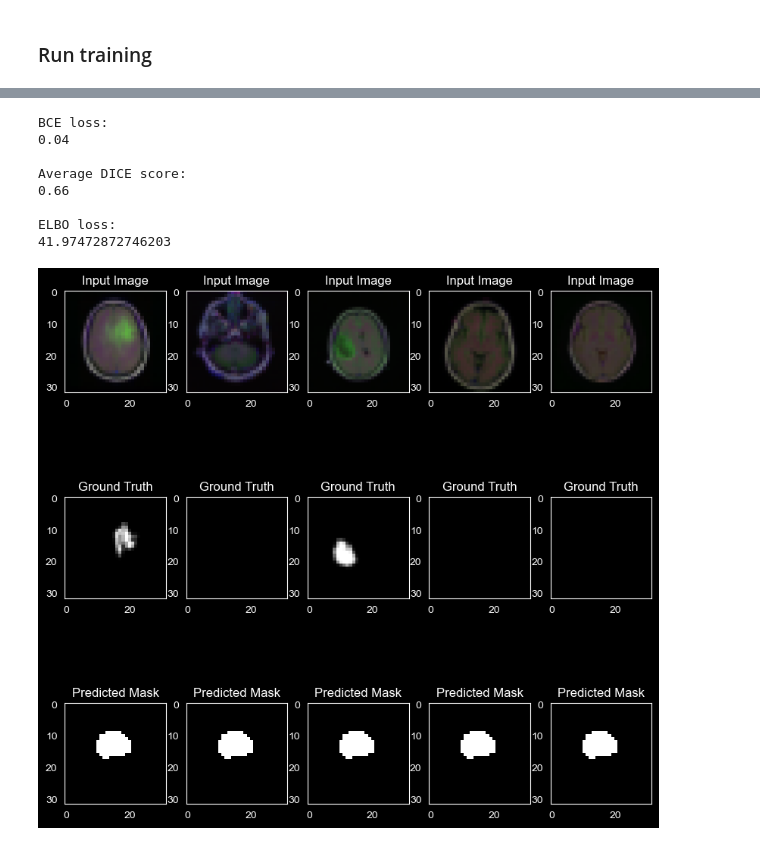
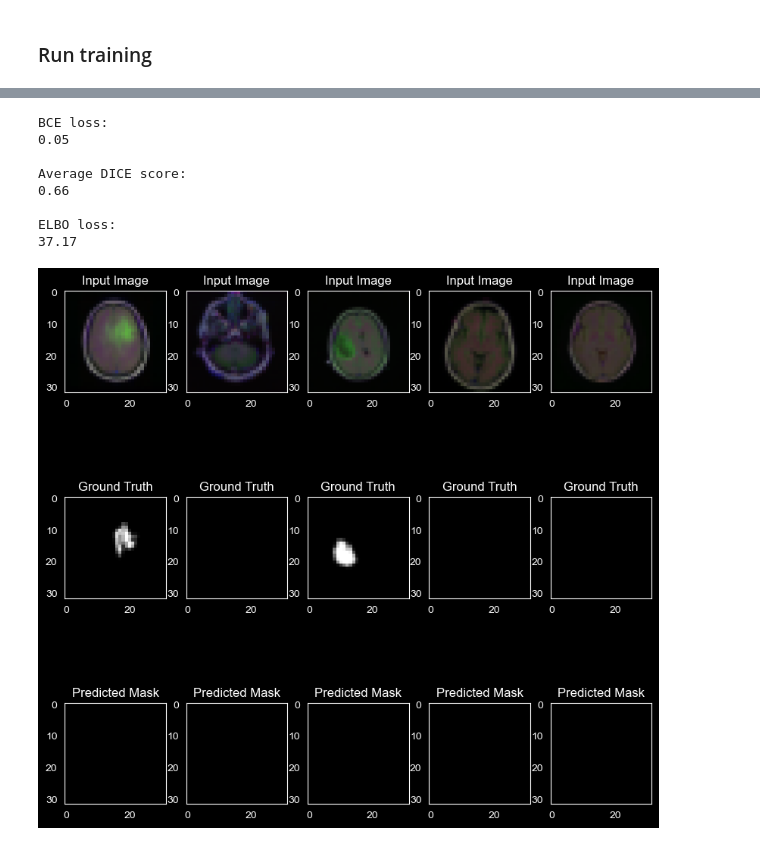
Before and after one commit to Kasper1616/Generative-Brain-MRI-Segmentation, a Jupyter notebook: models/vae.ipynb, the cells around one changed output, grey strips where cells are left out. Saved outputs shown, nothing was run; the diff lists cells and outputs as text; code cells hidden in the pictures.

```diff
--- a/models/vae.ipynb
+++ b/models/vae.ipynb
@@ -167,9 +167,9 @@ torch.Size([1, 1, 32, 32])
 ### Run training
 # %%
 # --- Training the VAE ---
-num_epochs = 10
+num_epochs = 50
 test_frequency = 10
-lr = 9e-5
+lr = 1e-4
 
 vae = VAE(z_dim=24, input_dim=IMG_SIZE*IMG_SIZE*3)
 
@@ -203,35 +203,36 @@ with torch.no_grad():
     print_losses(test_loader, vae, device)
 # %% [output]
 BCE loss:
-0.04
+0.05
 
 Average DICE score:
 0.66
 
 ELBO loss:
-41.97472872746203
+37.17
 # %%
 # Visualize the model predictions
 def visualize_predictions(model, dataloader, num_images=5):
     model.eval()
     with torch.no_grad():
         images, labels = next(iter(dataloader))
         images = images.to(device)
         labels = labels.to(device)
-        outputs = vae.decoder(vae.encoder(images)[0]) > 0.09
+        outputs = vae.decoder(vae.encoder(images)[0])
+        outputs[outputs < 0.5] = 0
         images = images.cpu().numpy()
         labels = labels.cpu().numpy()
         outputs = outputs.cpu().numpy()
         fig, axes = plt.subplots(3, num_images, figsize=(10, 10))
         for i in range(num_images):
             axes[0, i].imshow(images[i].transpose(1, 2, 0))
             axes[0, i].set_title("Input Image")
             axes[1, i].imshow(labels[i].squeeze(), cmap='gray')
             axes[1, i].set_title("Ground Truth")
             axes[2, i].imshow(outputs[i].squeeze(), cmap='gray')
             axes[2, i].set_title("Predicted Mask")
 
 
 visualize_predictions(vae, test_loader)
 # %% [output]
-[figure, old version]
+[figure, new version]
```
Also changed, not shown: parts of 2 cells of this notebook.
